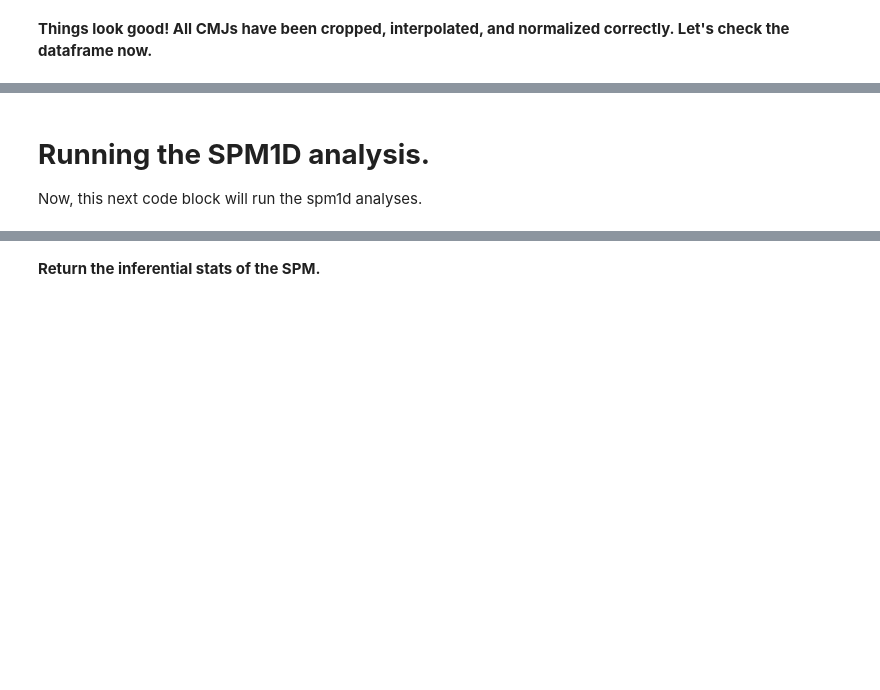
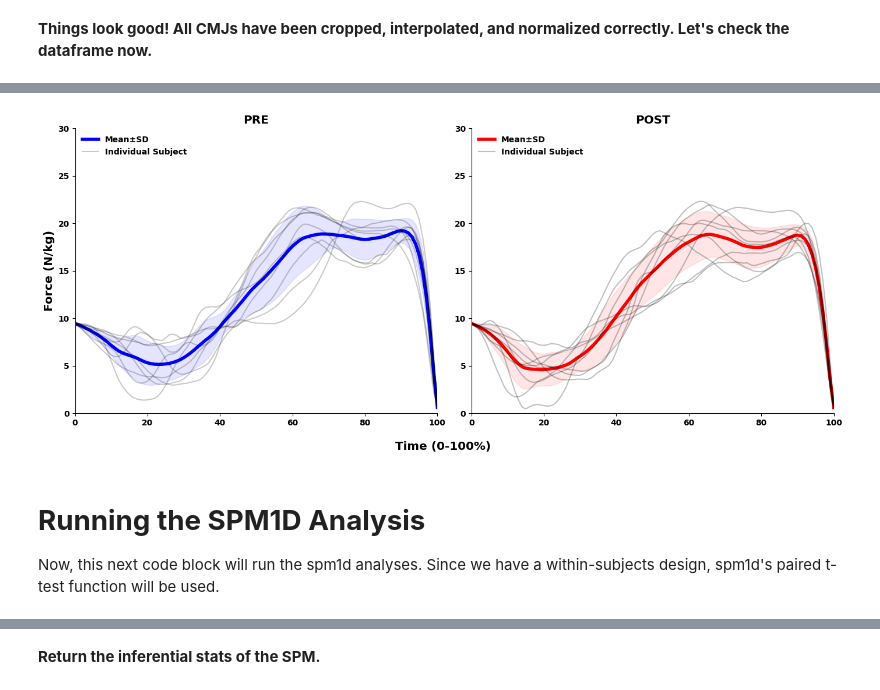
Before and after one commit to cjcleary/ClearyResearch, a Jupyter notebook: Misc/Cleary SPM1D CMJ clean data.ipynb, the cells around one changed output, grey strips where cells are left out. Cells and saved outputs as stored; diff of their text form; code cells hidden in the pictures; blank space fills up the shorter version.

```diff
--- a/Misc/Cleary SPM1D CMJ clean data.ipynb
+++ b/Misc/Cleary SPM1D CMJ clean data.ipynb
@@ -222,4 +192,50 @@ plt.tight_layout()
+# %%
+# calcualte mean/sd for pre
+pre_mean = pre_ft.mean(axis = 0)
+pre_sd = pre_ft.std(axis = 0)
+
+# calculate mean/sd for post
+post_mean = post_ft.mean(axis = 0)
+post_sd = post_ft.std(axis = 0)
+
+# make an x values array for plotting purpsoes
+x_vals = np.arange(101)
+
+# initialize plot
+fig, axes = plt.subplots(1, 2, figsize=(14, 6)) # call plot subplots
+
+# on axis 0 = PRE
+axes[0].plot(x_vals, pre_mean, color='blue', linewidth=4, label = 'Mean±SD') # first plot, pre values with the mean data
+# for loop to overlay the individaul responses
+for i, data_to_plot in enumerate(pre_ft):
+    label = 'Individual Subject' if i == 0 else None # brute force way to add a legend depicting what the lines mean, just assigning the label for only the first subject.
+    axes[0].plot(x_vals, data_to_plot, color = 'black', alpha = 0.21, label = label)
+axes[0].fill_between(x_vals, pre_mean - pre_sd, pre_mean + pre_sd, color='blue', alpha=0.1)
+axes[0].set_xlim(0, 100)
+axes[0].set_ylim(0, 30)
+axes[0].set_ylabel('Force (N/kg)')
+axes[0].set_title('PRE')
+axes[0].legend(frameon = False, loc = 'upper left')
+
+# on axis 1 = POST
+axes[1].plot(x_vals, post_mean, color='red', linewidth=4, label = 'Mean±SD')
+# for loop again
+for i, data_to_plot in enumerate(post_ft):
+    label = 'Individual Subject' if i == 0 else None
+    axes[1].plot(x_vals, data_to_plot, color = 'black', alpha = 0.25, label = label)
+axes[1].fill_between(x_vals, post_mean - post_sd, post_mean + post_sd, color='red', alpha=0.1)
+axes[1].set_xlim(0, 100)
+axes[1].set_ylim(0, 30)
+axes[1].set_title('POST')
+axes[1].legend(frameon = False, loc = 'upper left')
+
+# add a shared x-axis title
+fig.supxlabel('Time (0-100%)', fontsize='x-large', fontweight='bold')
+
+plt.tight_layout()
+# %% [output]
+[figure, added]
 # %% [markdown]
-# <b> Running the SPM1D analysis. </b>
-Now, this next code block will run the spm1d analyses.
+# <b> Running the SPM1D Analysis </b>
+Now, this next code block will run the spm1d analyses. Since we have a within-subjects design, spm1d's paired t-test function will be used.
 # %%
```
Also changed, not shown: parts of 12 cells of this notebook.
